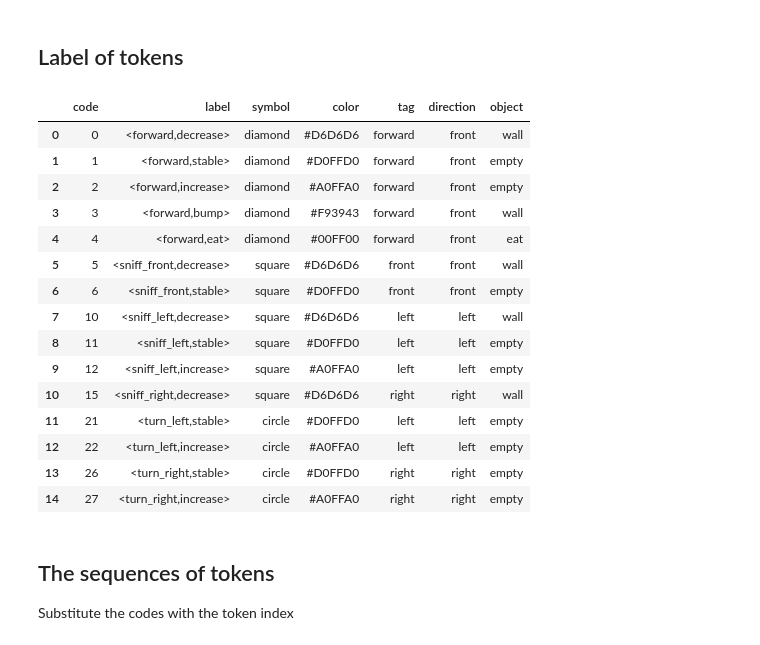
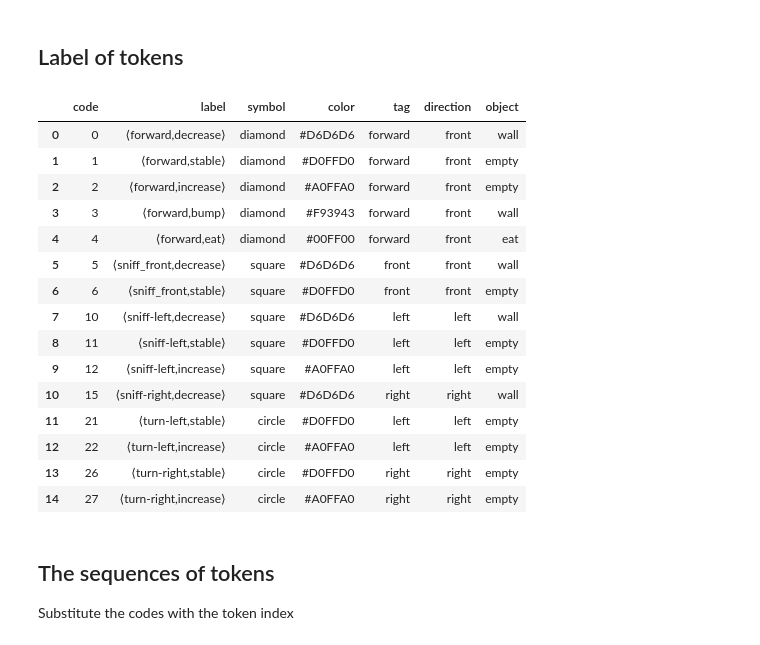
Before and after one commit to PetiteIA/AIRIS_Public, a Jupyter notebook: doc/IM_Tutorial_04.ipynb, the cells around one changed output. Saved outputs shown, nothing was run; the diff lists cells and outputs as text; code cells hidden in the pictures.

```diff
--- a/doc/IM_Tutorial_04.ipynb
+++ b/doc/IM_Tutorial_04.ipynb
@@ -26,45 +26,45 @@ Vocabulary: [0, 1, 2, 3, 4, 5, 6, 10, 11, 12, 15, 21, 22, 26, 27] Size: 15
 # %%
 import pandas as pd
 
 BASE = 5
-action_labels = ["forward", "sniff_front", "sniff_left", "sniff_right", "turn_left", "turn_right"]
+action_labels = ["forward", "sniff_front", "sniff-left", "sniff-right", "turn-left", "turn-right"]
 outcome_labels = ["decrease", "stable", "increase", "bump", "eat"]
 markers = ['diamond', 'square', 'square', 'square', 'circle', 'circle']
 colors = ['#535865', '#D6D6D6', '#FAE2DB', '#F93943', '#E365C1']  # Style notebook
 colors = ['#D6D6D6', '#D0FFD0', '#A0FFA0', '#F93943', '#00FF00']  # Style AIRIS
 tags = ['forward', 'front', 'left', 'right', 'left', 'right']
 directions = ['front', 'front', 'left', 'right', 'left', 'right']
 objects = ["wall", "empty", "empty", "wall", "eat"]
 
 data = {'code': vocabulary,
-        'label': [f"<{action_labels[i//BASE]},{outcome_labels[i%BASE]}>" for i in vocabulary],
+        'label': [f"⟨{action_labels[i//BASE]},{outcome_labels[i%BASE]}⟩" for i in vocabulary],
         'symbol': [markers[i//BASE] for i in vocabulary],
         'color' : [colors[i%BASE] for i in vocabulary],
         'tag' : [tags[i//BASE] for i in vocabulary],
         'direction' : [directions[i//BASE] for i in vocabulary],
         'object': [objects[i%BASE] for i in vocabulary]}
 df = pd.DataFrame(data)
 
 code_to_index = {code: idx for idx, code in enumerate(df['code'])}
 
 df
 # %% [output]
 |  | code | label | symbol | color | tag | direction | object |
-| 0 | 0 | <forward,decrease> | diamond | #D6D6D6 | forward | front | wall |
-| 1 | 1 | <forward,stable> | diamond | #D0FFD0 | forward | front | empty |
-| 2 | 2 | <forward,increase> | diamond | #A0FFA0 | forward | front | empty |
-| 3 | 3 | <forward,bump> | diamond | #F93943 | forward | front | wall |
-| 4 | 4 | <forward,eat> | diamond | #00FF00 | forward | front | eat |
-| 5 | 5 | <sniff_front,decrease> | square | #D6D6D6 | front | front | wall |
-| 6 | 6 | <sniff_front,stable> | square | #D0FFD0 | front | front | empty |
-| 7 | 10 | <sniff_left,decrease> | square | #D6D6D6 | left | left | wall |
-| 8 | 11 | <sniff_left,stable> | square | #D0FFD0 | left | left | empty |
-| 9 | 12 | <sniff_left,increase> | square | #A0FFA0 | left | left | empty |
-| 10 | 15 | <sniff_right,decrease> | square | #D6D6D6 | right | right | wall |
-| 11 | 21 | <turn_left,stable> | circle | #D0FFD0 | left | left | empty |
-| 12 | 22 | <turn_left,increase> | circle | #A0FFA0 | left | left | empty |
-| 13 | 26 | <turn_right,stable> | circle | #D0FFD0 | right | right | empty |
-| 14 | 27 | <turn_right,increase> | circle | #A0FFA0 | right | right | empty |
+| 0 | 0 | ⟨forward,decrease⟩ | diamond | #D6D6D6 | forward | front | wall |
+| 1 | 1 | ⟨forward,stable⟩ | diamond | #D0FFD0 | forward | front | empty |
+| 2 | 2 | ⟨forward,increase⟩ | diamond | #A0FFA0 | forward | front | empty |
+| 3 | 3 | ⟨forward,bump⟩ | diamond | #F93943 | forward | front | wall |
+| 4 | 4 | ⟨forward,eat⟩ | diamond | #00FF00 | forward | front | eat |
+| 5 | 5 | ⟨sniff_front,decrease⟩ | square | #D6D6D6 | front | front | wall |
+| 6 | 6 | ⟨sniff_front,stable⟩ | square | #D0FFD0 | front | front | empty |
+| 7 | 10 | ⟨sniff-left,decrease⟩ | square | #D6D6D6 | left | left | wall |
+| 8 | 11 | ⟨sniff-left,stable⟩ | square | #D0FFD0 | left | left | empty |
+| 9 | 12 | ⟨sniff-left,increase⟩ | square | #A0FFA0 | left | left | empty |
+| 10 | 15 | ⟨sniff-right,decrease⟩ | square | #D6D6D6 | right | right | wall |
+| 11 | 21 | ⟨turn-left,stable⟩ | circle | #D0FFD0 | left | left | empty |
+| 12 | 22 | ⟨turn-left,increase⟩ | circle | #A0FFA0 | left | left | empty |
+| 13 | 26 | ⟨turn-right,stable⟩ | circle | #D0FFD0 | right | right | empty |
+| 14 | 27 | ⟨turn-right,increase⟩ | circle | #A0FFA0 | right | right | empty |
 # %% [markdown]
 ## The sequences of tokens
 
```
Also changed, not shown: parts of 2 cells of this notebook.
